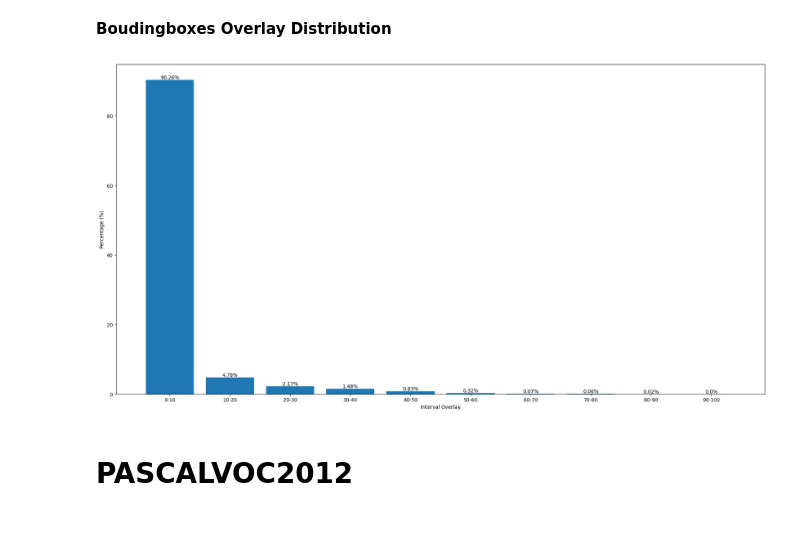
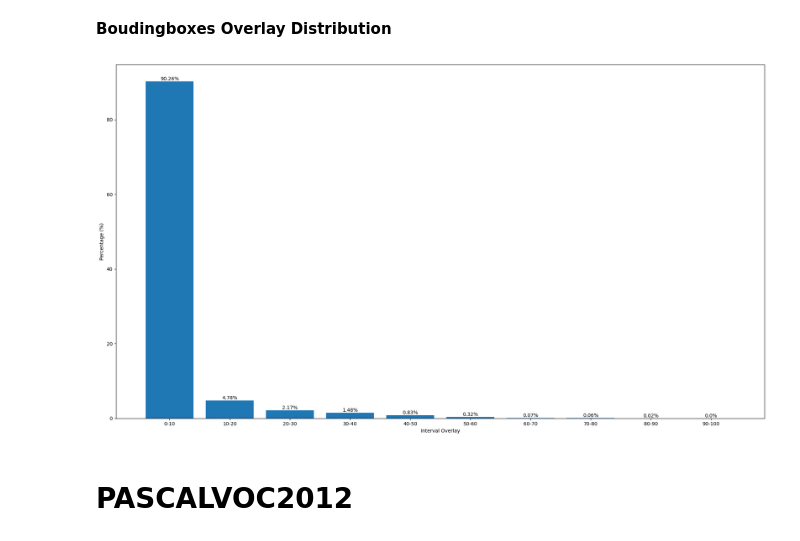
Before and after one commit to jurojin4/deep-learning-python, a Jupyter notebook: computer_vision/yolo/yolo_v1/dataset_statistics.ipynb, the cells around one changed output. Cells and saved outputs as stored; diff of their text form; code cells hidden in the pictures.

```diff
--- a/computer_vision/yolo/yolo_v1/dataset_statistics.ipynb
+++ b/computer_vision/yolo/yolo_v1/dataset_statistics.ipynb
@@ -77,23 +77,23 @@ plt.show()
 # %%
 overlay_thresholds = [0] * 10
 for iou in tqdm(bboxes_overlay_trainset, total=len(bboxes_overlay_trainset)):
     res = int(iou * 10)
     overlay_thresholds[res] += 1
 
 percentages = [(overlay / len(bboxes_overlay_trainset)) * 100 for overlay in overlay_thresholds]
 labels = [f'{i * 10}-{(i+1) * 10}' for i in range(len(overlay_thresholds))]
 
-plt.figure(figsize=(19, 10))
+plt.figure(figsize=(19.2, 10.8))
 barplot = plt.bar(range(len(overlay_thresholds)), percentages)
 plt.bar_label(barplot, [f"{round(p, 2)}%" for p in percentages])
 plt.xticks(range(len(overlay_thresholds)), [f'{i * 10}-{(i+1) * 10}' for i in range(len(overlay_thresholds))])
 plt.xlabel("Interval Overlay")
 plt.ylabel("Percentage (%)")
 plt.tight_layout()
 plt.savefig(os.path.join(os.path.dirname(""), "plots", f"Pascalvoc2007_overlay_bboxes_distribution"), pad_inches=0.)
 plt.show()
 # %% [output]
-[figure, old version]
+[figure, new version]
 # %% [markdown]
 # **PASCALVOC2012**
 # %%
```
Also changed, not shown: parts of 11 cells of this notebook, 11 other files.
